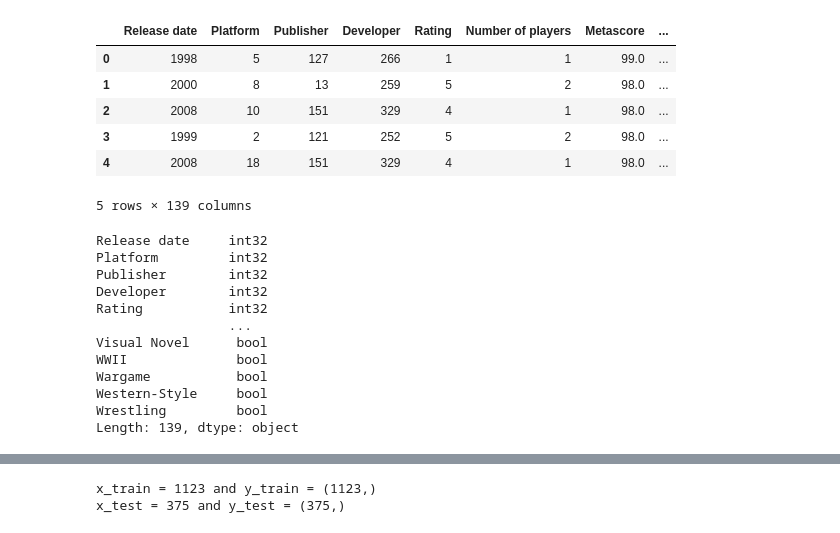
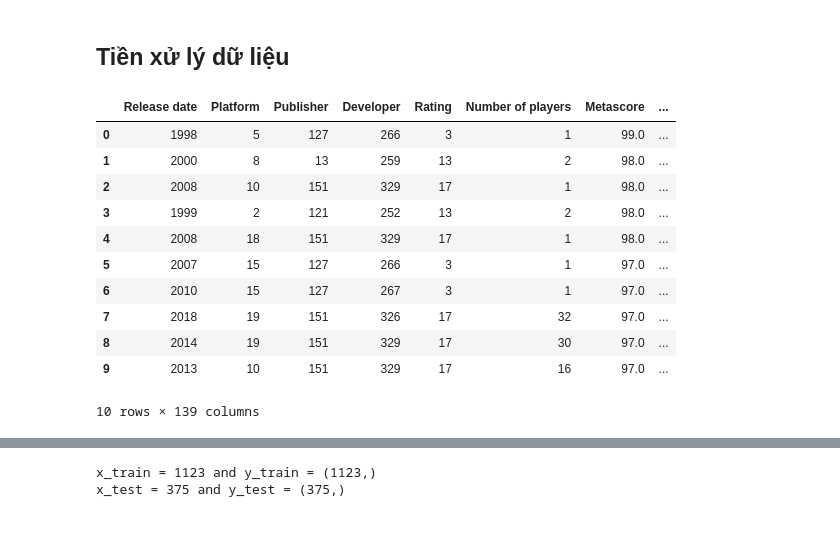
Before and after one commit to ElectricGoal/NMKHDL_Project1, a Jupyter notebook: data modeling/model.ipynb, the cells around one changed output, grey strips where cells are left out. Cells and saved outputs as stored; diff of their text form; code cells hidden in the pictures.

```diff
--- a/data modeling/model.ipynb
+++ b/data modeling/model.ipynb
@@ -49,8 +50,27 @@ Number of critic reviews      0
 User Score                    0
 Number of user reviews        0
 dtype: int64
+# %% [markdown]
+## Tiền xử lý dữ liệu
+# %%
+df['Rating'] = df['Rating'].fillna('E')
+def handle_rating(x):
+    if x == 'E':
+        return str(3)
+    if x == 'K-A':
+        return str(6)
+    if x == 'E10+':
+        return str(10)
+    if x == 'T':
+        return str(13)
+    if x == 'M':
+        return str(17)
+    if x == 'AO':
+        return str(18)
+
+df['Rating'] = df['Rating'].astype('str').apply(lambda x: handle_rating(x)).astype(int)
 # %%
-df['Rating'] = df['Rating'].fillna('E')
+
 df['Release date'] = df['Release date'].astype('str').apply(lambda x: x[-4:]).astype(int)
 
 list_n_company = []
@@ -66,7 +86,6 @@ for col in genres_df:
 
 df = pd.concat([df, genres_df], axis=1, join='inner')
 
-df['Number of players'] = df['Number of players'].fillna(1)
 def handle_n_players(x):
     if x in ['Massively Multiplayer', 'Online Multiplayer']:
         return str(100)
@@ -79,21 +98,28 @@ def handle_n_players(x):
     return str(max_player)
 
 df['Number of players'] = df['Number of players'].astype('str').apply(lambda x: handle_n_players(x)).astype(int)
-df = df.drop(columns=['Genres', 'Other platforms',  'Title'])
+df = df.drop(columns=['Genres', 'Other platforms', 'Title'])
 
 for data in df.columns:
     if df[data].dtype=='object':
         l_en = LabelEncoder()  # converting line
         df[data] = l_en.fit_transform(df[data]) # converting line ##important
+# %%
+df['Number of players'] = df['Number of players'].fillna(df['Number of players'].mode()[0])
 # %%
-df.head()
+df.head(5)
 # %% [output]
 |  | Release date | Platform | Publisher | Developer | Rating | Number of players | Metascore | ... |
-| 0 | 1998 | 5 | 127 | 266 | 1 | 1 | 99.0 | ... |
-| 1 | 2000 | 8 | 13 | 259 | 5 | 2 | 98.0 | ... |
-| 2 | 2008 | 10 | 151 | 329 | 4 | 1 | 98.0 | ... |
-| 3 | 1999 | 2 | 121 | 252 | 5 | 2 | 98.0 | ... |
-| 4 | 2008 | 18 | 151 | 329 | 4 | 1 | 98.0 | ... |
+| 0 | 1998 | 5 | 127 | 266 | 3 | 1 | 99.0 | ... |
+| 1 | 2000 | 8 | 13 | 259 | 13 | 2 | 98.0 | ... |
+| 2 | 2008 | 10 | 151 | 329 | 17 | 1 | 98.0 | ... |
+| 3 | 1999 | 2 | 121 | 252 | 13 | 2 | 98.0 | ... |
+| 4 | 2008 | 18 | 151 | 329 | 17 | 1 | 98.0 | ... |
+| 5 | 2007 | 15 | 127 | 266 | 3 | 1 | 97.0 | ... |
+| 6 | 2010 | 15 | 127 | 267 | 3 | 1 | 97.0 | ... |
+| 7 | 2018 | 19 | 151 | 326 | 17 | 32 | 97.0 | ... |
+| 8 | 2014 | 19 | 151 | 329 | 17 | 30 | 97.0 | ... |
+| 9 | 2013 | 10 | 151 | 329 | 17 | 16 | 97.0 | ... |
-5 rows × 139 columns
+10 rows × 139 columns
 # %%
 def classify_userscore(x):
@@ -105,19 +129,4 @@ def classify_userscore(x):
         return 1
 
 df['User Score'] = df['User Score'].apply(lambda x: classify_userscore(x)).astype(int)
-# %%
-df.dtypes
-# %% [output]
-Release date     int32
-Platform         int32
-Publisher        int32
-Developer        int32
-Rating           int32
-                 ...
-Visual Novel      bool
-WWII              bool
-Wargame           bool
-Western-Style     bool
-Wrestling         bool
-Length: 139, dtype: object
 # %%
```
Also changed, not shown: parts of 35 cells of this notebook.
